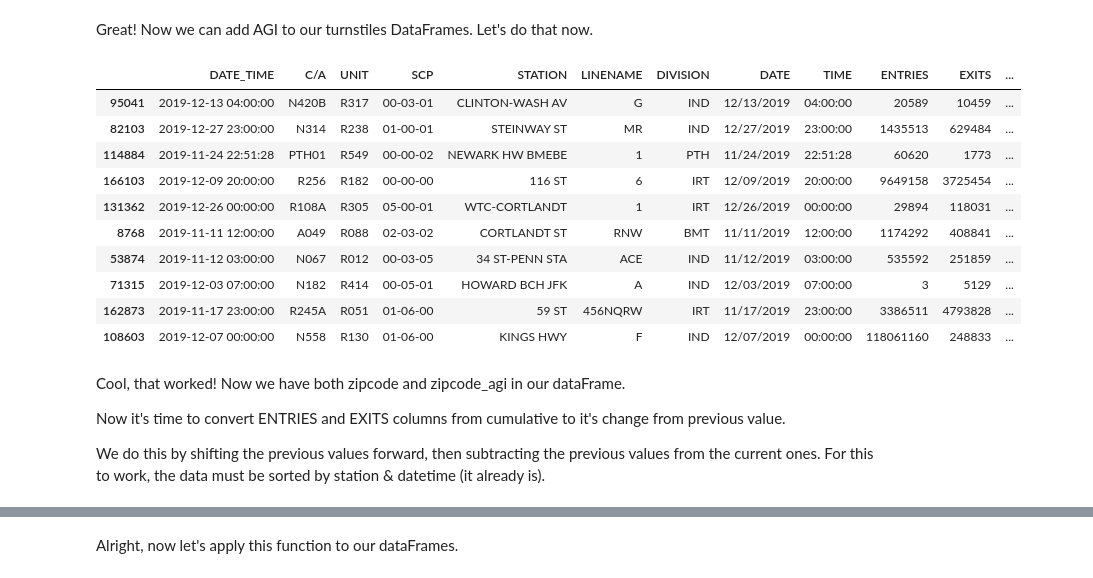
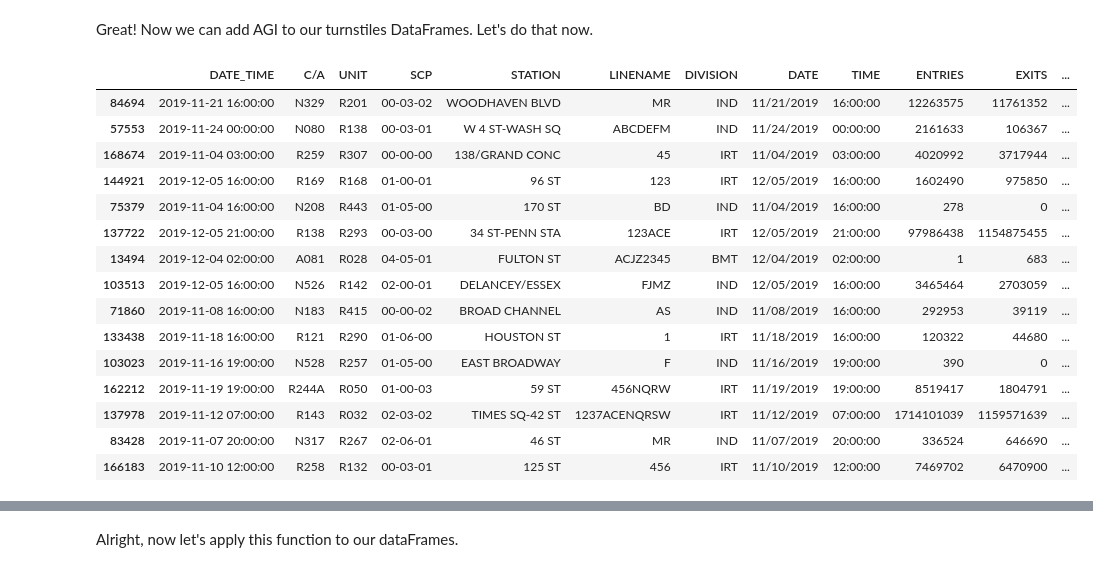
Before and after one commit to weizhao-BME/metis-project1, a Jupyter notebook: code/wtwy_data_merge.ipynb, the cells around one changed output, grey strips where cells are left out. Saved outputs shown, nothing was run; the diff lists cells and outputs as text; code cells hidden in the pictures.

```diff
--- a/code/wtwy_data_merge.ipynb
+++ b/code/wtwy_data_merge.ipynb
@@ -210,8 +236,9 @@ new_dict
 
 Now let's add that to our dataFrames!
 # %%
-mta_station_info['ZIPCODE'] = mta_station_info['STATION'].str.upper().map(station_zips)
-df_turnstiles['ZIPCODE'] = df_turnstiles['STATION'].map(station_zips)
-df_turnstiles.sample(10)
+# df_turnstiles['ZIPCODE'] = mta_station_info['STATION'].str.upper().map(station_zips)
+df_turnstiles['ZIPCODE'] = df_turnstiles['STATION'].map(new_dict)
+mask = df_turnstiles.STATION == '34 ST-PENN STA'
+df_turnstiles[mask].head(20)
 # %% [output]
 |  | DATE_TIME | C/A | UNIT | SCP | STATION | LINENAME | DIVISION | DATE | TIME | ENTRIES | EXITS | ... |
@@ -280,25 +313,24 @@ Great! Now we can add AGI to our turnstiles DataFrames. Let's do that now.
 # %%
 # convert ZIPCODE and ADJ_GROSS_INC cols to dict{zipcode: AGI}
 zipcode_agis = nyc_agi_by_zip[['ZIPCODE', 'ADJ_GROSS_INC']].set_index('ZIPCODE').to_dict()['ADJ_GROSS_INC']
 
 # use the dictionary to add ZIPCODE_AGI column to df_turnstiles
 df_turnstiles['ZIPCODE_AGI'] = df_turnstiles['ZIPCODE'].map(zipcode_agis)
-df_turnstiles.sample(10)
+df_turnstiles.sample(15)
 # %% [output]
 |  | DATE_TIME | C/A | UNIT | SCP | STATION | LINENAME | DIVISION | DATE | TIME | ENTRIES | EXITS | ... |
-| 95041 | 2019-12-13 04:00:00 | N420B | R317 | 00-03-01 | CLINTON-WASH AV | G | IND | 12/13/2019 | 04:00:00 | 20589 | 10459 | ... |
-| 82103 | 2019-12-27 23:00:00 | N314 | R238 | 01-00-01 | STEINWAY ST | MR | IND | 12/27/2019 | 23:00:00 | 1435513 | 629484 | ... |
-| 114884 | 2019-11-24 22:51:28 | PTH01 | R549 | 00-00-02 | NEWARK HW BMEBE | 1 | PTH | 11/24/2019 | 22:51:28 | 60620 | 1773 | ... |
-| 166103 | 2019-12-09 20:00:00 | R256 | R182 | 00-00-00 | 116 ST | 6 | IRT | 12/09/2019 | 20:00:00 | 9649158 | 3725454 | ... |
-| 131362 | 2019-12-26 00:00:00 | R108A | R305 | 05-00-01 | WTC-CORTLANDT | 1 | IRT | 12/26/2019 | 00:00:00 | 29894 | 118031 | ... |
-| 8768 | 2019-11-11 12:00:00 | A049 | R088 | 02-03-02 | CORTLANDT ST | RNW | BMT | 11/11/2019 | 12:00:00 | 1174292 | 408841 | ... |
-| 53874 | 2019-11-12 03:00:00 | N067 | R012 | 00-03-05 | 34 ST-PENN STA | ACE | IND | 11/12/2019 | 03:00:00 | 535592 | 251859 | ... |
-| 71315 | 2019-12-03 07:00:00 | N182 | R414 | 00-05-01 | HOWARD BCH JFK | A | IND | 12/03/2019 | 07:00:00 | 3 | 5129 | ... |
-| 162873 | 2019-11-17 23:00:00 | R245A | R051 | 01-06-00 | 59 ST | 456NQRW | IRT | 11/17/2019 | 23:00:00 | 3386511 | 4793828 | ... |
-| 108603 | 2019-12-07 00:00:00 | N558 | R130 | 01-06-00 | KINGS HWY | F | IND | 12/07/2019 | 00:00:00 | 118061160 | 248833 | ... |
+| 84694 | 2019-11-21 16:00:00 | N329 | R201 | 00-03-02 | WOODHAVEN BLVD | MR | IND | 11/21/2019 | 16:00:00 | 12263575 | 11761352 | ... |
+| 57553 | 2019-11-24 00:00:00 | N080 | R138 | 00-03-01 | W 4 ST-WASH SQ | ABCDEFM | IND | 11/24/2019 | 00:00:00 | 2161633 | 106367 | ... |
+| 168674 | 2019-11-04 03:00:00 | R259 | R307 | 00-00-00 | 138/GRAND CONC | 45 | IRT | 11/04/2019 | 03:00:00 | 4020992 | 3717944 | ... |
+| 144921 | 2019-12-05 16:00:00 | R169 | R168 | 01-00-01 | 96 ST | 123 | IRT | 12/05/2019 | 16:00:00 | 1602490 | 975850 | ... |
+| 75379 | 2019-11-04 16:00:00 | N208 | R443 | 01-05-00 | 170 ST | BD | IND | 11/04/2019 | 16:00:00 | 278 | 0 | ... |
+| 137722 | 2019-12-05 21:00:00 | R138 | R293 | 00-03-00 | 34 ST-PENN STA | 123ACE | IRT | 12/05/2019 | 21:00:00 | 97986438 | 1154875455 | ... |
+| 13494 | 2019-12-04 02:00:00 | A081 | R028 | 04-05-01 | FULTON ST | ACJZ2345 | BMT | 12/04/2019 | 02:00:00 | 1 | 683 | ... |
+| 103513 | 2019-12-05 16:00:00 | N526 | R142 | 02-00-01 | DELANCEY/ESSEX | FJMZ | IND | 12/05/2019 | 16:00:00 | 3465464 | 2703059 | ... |
+| 71860 | 2019-11-08 16:00:00 | N183 | R415 | 00-00-02 | BROAD CHANNEL | AS | IND | 11/08/2019 | 16:00:00 | 292953 | 39119 | ... |
+| 133438 | 2019-11-18 16:00:00 | R121 | R290 | 01-06-00 | HOUSTON ST | 1 | IRT | 11/18/2019 | 16:00:00 | 120322 | 44680 | ... |
+| 103023 | 2019-11-16 19:00:00 | N528 | R257 | 01-05-00 | EAST BROADWAY | F | IND | 11/16/2019 | 19:00:00 | 390 | 0 | ... |
+| 162212 | 2019-11-19 19:00:00 | R244A | R050 | 01-00-03 | 59 ST | 456NQRW | IRT | 11/19/2019 | 19:00:00 | 8519417 | 1804791 | ... |
+| 137978 | 2019-11-12 07:00:00 | R143 | R032 | 02-03-02 | TIMES SQ-42 ST | 1237ACENQRSW | IRT | 11/12/2019 | 07:00:00 | 1714101039 | 1159571639 | ... |
+| 83428 | 2019-11-07 20:00:00 | N317 | R267 | 02-06-01 | 46 ST | MR | IND | 11/07/2019 | 20:00:00 | 336524 | 646690 | ... |
+| 166183 | 2019-11-10 12:00:00 | R258 | R132 | 00-03-01 | 125 ST | 456 | IRT | 11/10/2019 | 12:00:00 | 7469702 | 6470900 | ... |
-# %% [markdown]
-Cool, that worked! Now we have both zipcode and zipcode_agi in our dataFrame.
-
-Now it's time to convert ENTRIES and EXITS columns from cumulative to it's change from previous value.
-
-We do this by shifting the previous values forward, then subtracting the previous values from the current ones. For this to work, the data must be sorted by station & datetime (it already is).
```
Also changed, not shown: parts of 22 cells of this notebook, 10 other files.
